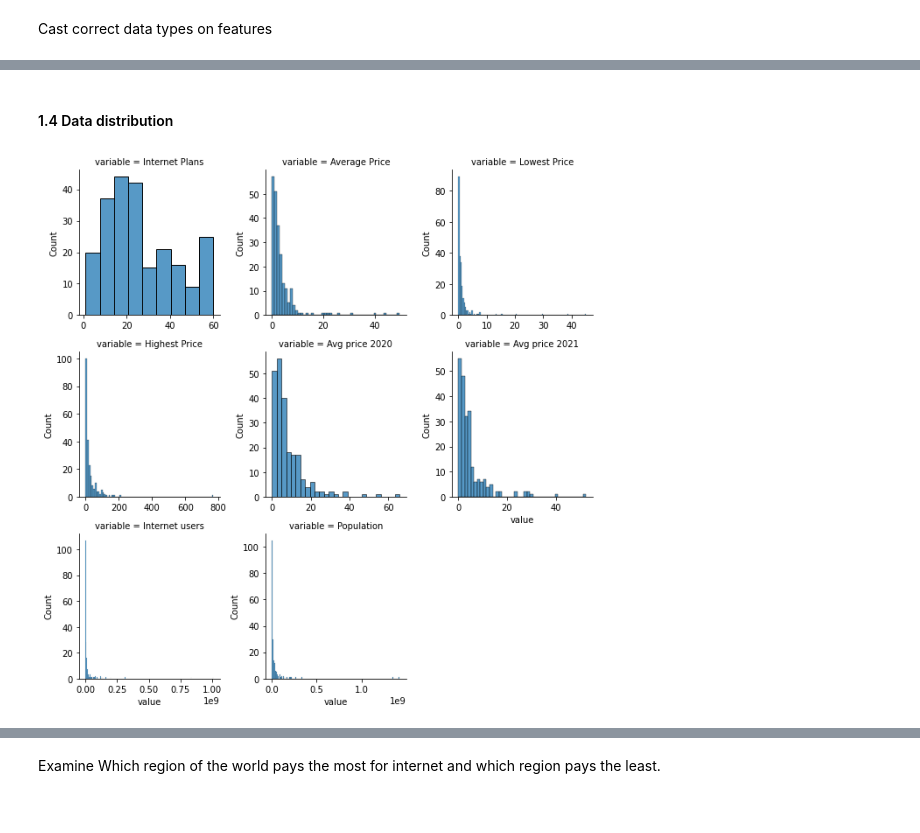
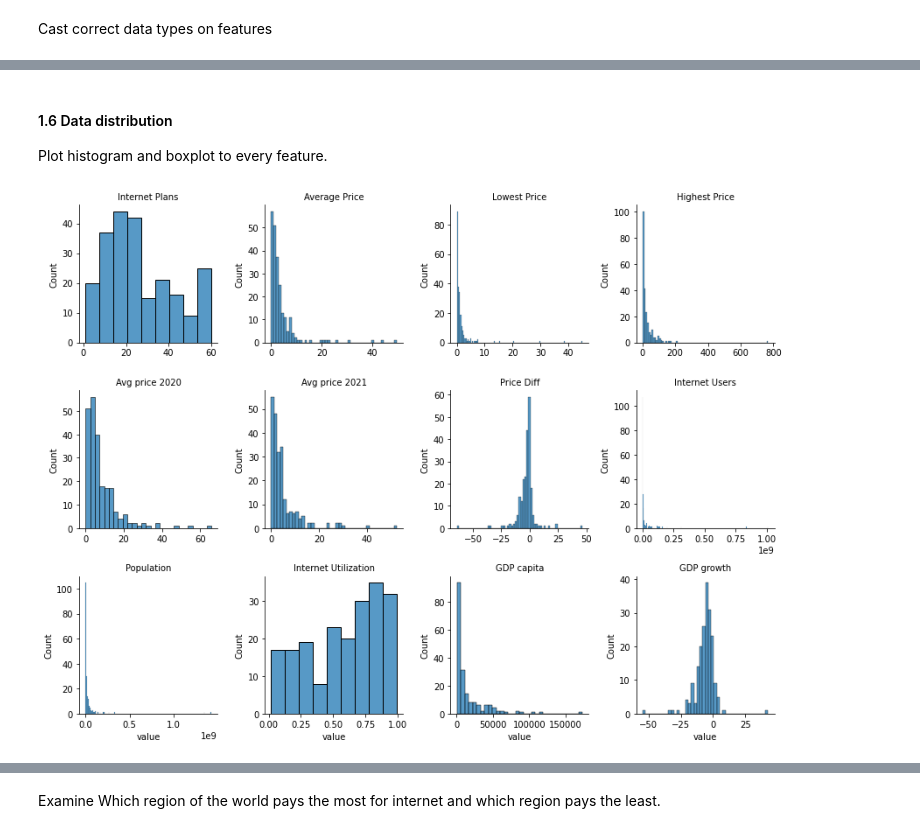
Before and after one commit to RonAlfi/Project, a Jupyter notebook: Internet Prices.ipynb, the cells around one changed output, grey strips where cells are left out. Drawn from its saved outputs; the diff is of its cells as text; code cells hidden in the pictures.

```diff
--- a/Internet Prices.ipynb
+++ b/Internet Prices.ipynb
@@ -191,0 +200,3 @@ dtype: object
+# %%
+internet_df = internet_df.join(gdp_capita, on='Country').join(gdp_growth, on='Country')
+internet_df[['Country', 'GDP capita', 'GDP growth']].head(3)
@@ -191,0 +213,2 @@ dtype: object
+# %%
+internet_df['Internet Utilization'] = internet_df['Internet Users'] / internet_df['Population']
@@ -191,0 +217,3 @@ dtype: object
+# %%
+internet_df['Price Diff'] = internet_df['Avg price 2021'] - internet_df['Avg price 2020']
+internet_df.info()
@@ -192,14 +238,18 @@ dtype: object
 # %% [markdown]
-<a id='section1.4'></a>
-#### 1.4 Data distribution
+<a id='section1.6'></a>
+#### 1.6 Data distribution
+
+Plot histogram and boxplot to every feature.
 # %%
 features = ['Internet Plans', 'Average Price', 'Lowest Price', 'Highest Price',
-            'Avg price 2020', 'Avg price 2021', 'Internet users', 'Population']
+            'Avg price 2020', 'Avg price 2021', 'Price Diff', 'Internet Users',
+            'Population', 'Internet Utilization', 'GDP capita', 'GDP growth']
 melted_internet_df = pd.melt(internet_df[features], value_vars = features)
 # %%
-g = sns.FacetGrid(data = melted_internet_df, col="variable", col_wrap=3, sharex=False, sharey=False)
-g.map_dataframe(sns.histplot, x='value')
+g_hist = sns.FacetGrid(data = melted_internet_df, col="variable", col_wrap=4, sharex=False, sharey=False)
+g_hist.map_dataframe(sns.histplot, x='value')
+g_hist.set_titles(col_template="{col_name}")
 plt.show()
 # %% [output]
-[figure, old version]
+[figure, new version]
 # %%
```
Also changed, not shown: parts of 44 cells of this notebook.
